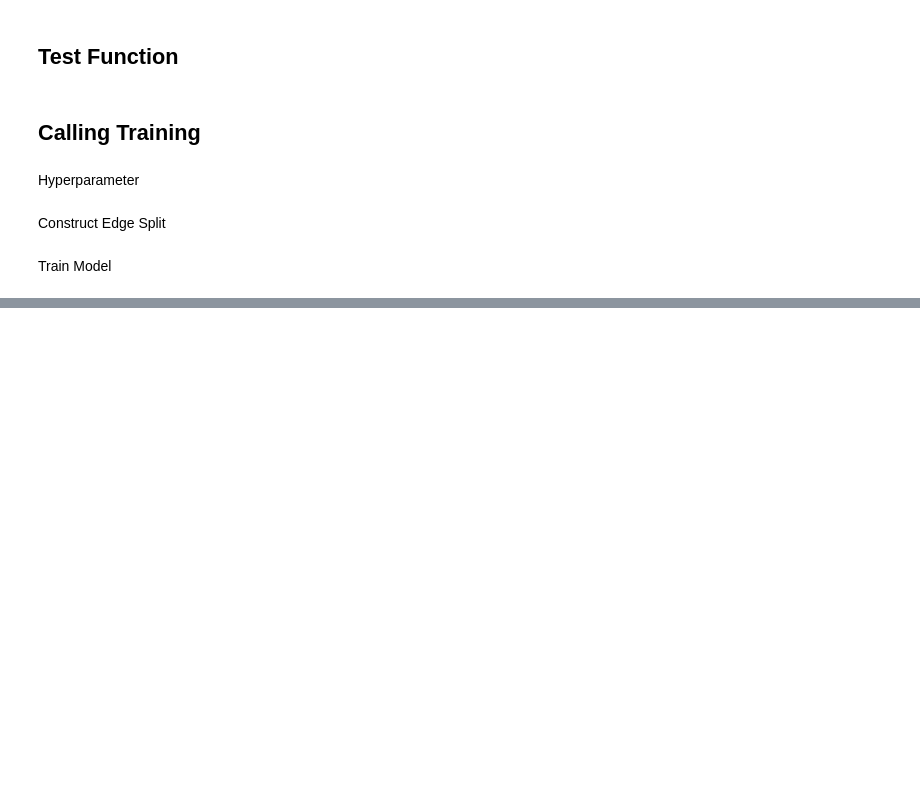
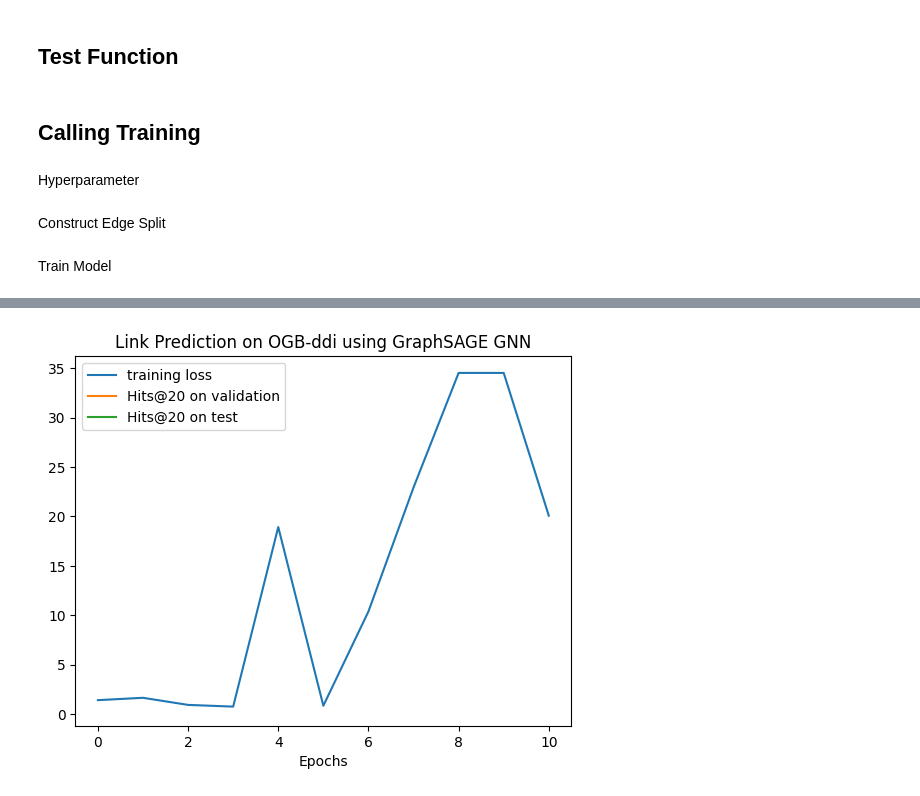
Before and after one commit to rondubi/cs224w, a Jupyter notebook: naive_gnn.ipynb, the cells around one changed output, grey strips where cells are left out. Cells and saved outputs as stored; diff of their text form; code cells hidden in the pictures; blank space fills up the shorter version.

```diff
--- a/naive_gnn.ipynb
+++ b/naive_gnn.ipynb
@@ -667,0 +715,10 @@ plt.show()
+# %%
+plt.title('Link Prediction on OGB-ddi using GraphSAGE GNN')
+plt.plot(train_loss,label="training loss")
+plt.plot(np.arange(9,epochs,10),val_hits,label="Hits@20 on validation")
+plt.plot(np.arange(9,epochs,10),test_hits,label="Hits@20 on test")
+plt.xlabel('Epochs')
+plt.legend()
+plt.show()
+# %% [output]
+[figure, added]
```
Also changed, not shown: parts of 8 cells of this notebook, 1 other file.
